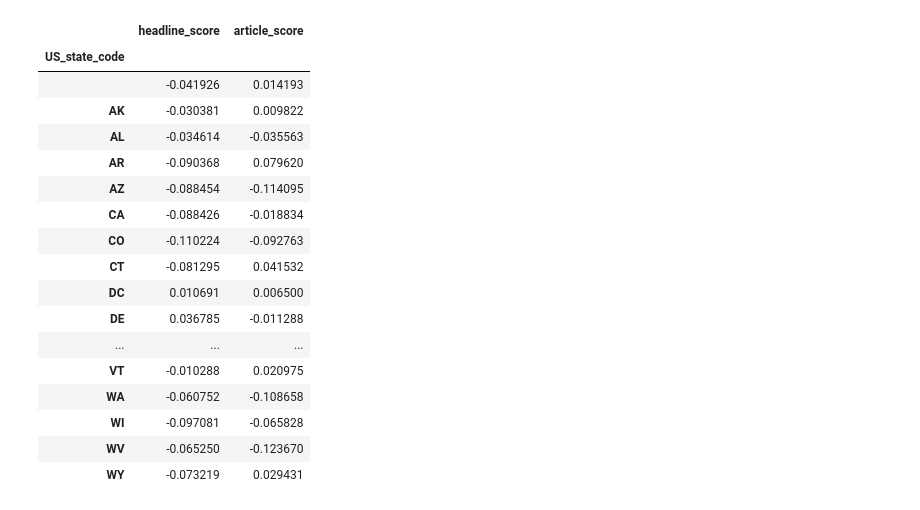
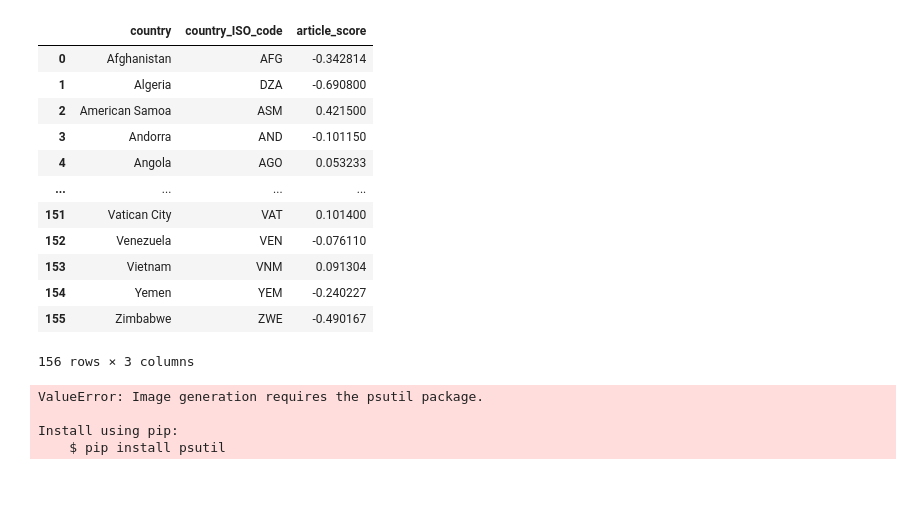
Before and after one commit to iCode13/News-Sentiment-Analysis-App, a Jupyter notebook: news_app/geo_choropleth_plotly.ipynb, the cells around one changed output. Saved outputs shown, nothing was run; the diff lists cells and outputs as text; code cells hidden in the pictures.

```diff
--- a/news_app/geo_choropleth_plotly.ipynb
+++ b/news_app/geo_choropleth_plotly.ipynb
@@ -23,24 +26,21 @@ country_mean_all
-# %%
-# Get mean scores by state over entire period (covers only 2015 data)
-state_mean_all = df.groupby(['US_state_code']).mean()
-state_mean_all = state_mean_all[['headline_score', 'article_score']]
-state_mean_all
-# %% [output]
-|  | headline_score | article_score |
-| US_state_code |  |  |
-|  | -0.041926 | 0.014193 |
-| AK | -0.030381 | 0.009822 |
-| AL | -0.034614 | -0.035563 |
-| AR | -0.090368 | 0.079620 |
-| AZ | -0.088454 | -0.114095 |
-| CA | -0.088426 | -0.018834 |
-| CO | -0.110224 | -0.092763 |
-| CT | -0.081295 | 0.041532 |
-| DC | 0.010691 | 0.006500 |
-| DE | 0.036785 | -0.011288 |
-| ... | ... | ... |
-| VT | -0.010288 | 0.020975 |
-| WA | -0.060752 | -0.108658 |
-| WI | -0.097081 | -0.065828 |
-| WV | -0.065250 | -0.123670 |
-| WY | -0.073219 | 0.029431 |
+# %%
+# Get mean scores by country in 2015
+df_country = df[['country', 'country_ISO_code', 'article_score']]
+grouped_by_country = df_country.groupby(['country', 'country_ISO_code'],  as_index=False)['article_score'].mean()
+df_country_final = pd.DataFrame({'country':grouped_by_country.country, 'country_ISO_code':grouped_by_country.country_ISO_code, 'article_score':grouped_by_country.article_score})
+
+df_country_final
+# %% [output]
+|  | country | country_ISO_code | article_score |
+| 0 | Afghanistan | AFG | -0.342814 |
+| 1 | Algeria | DZA | -0.690800 |
+| 2 | American Samoa | ASM | 0.421500 |
+| 3 | Andorra | AND | -0.101150 |
+| 4 | Angola | AGO | 0.053233 |
+| ... | ... | ... | ... |
+| 151 | Vatican City | VAT | 0.101400 |
+| 152 | Venezuela | VEN | -0.076110 |
+| 153 | Vietnam | VNM | 0.091304 |
+| 154 | Yemen | YEM | -0.240227 |
+| 155 | Zimbabwe | ZWE | -0.490167 |
+156 rows × 3 columns
@@ -46,0 +80,8 @@ state_mean_all
+# %%
+# Export "Global News Sentiment Choropleth Map as image
+fig.write_image("static/img/fig_global_all.png")
+# %% [output]
+ValueError: Image generation requires the psutil package.
+
+Install using pip:
+    $ pip install psutil
```
Also changed, not shown: parts of 11 cells of this notebook, 3 other files.
